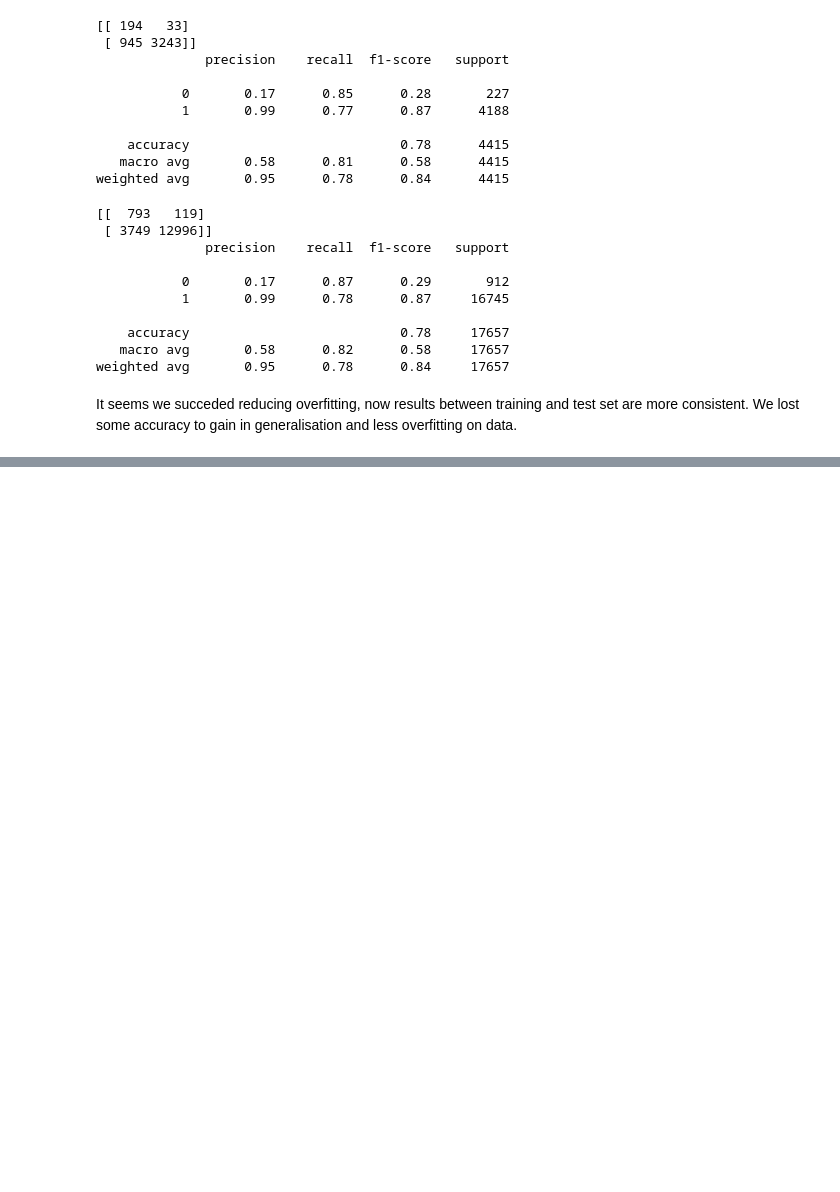
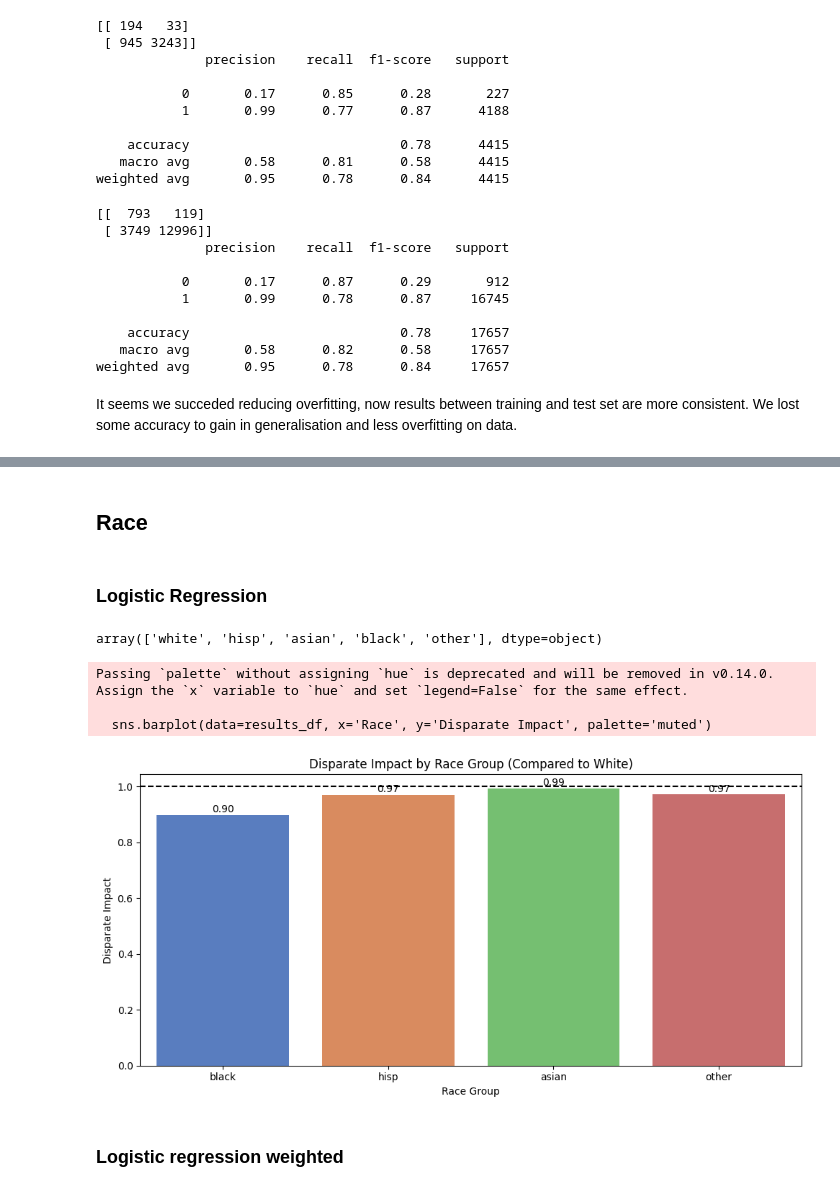
Before and after one commit to fedemarchits/ML-Bias-Mitigation, a Jupyter notebook: law_sch_bias.ipynb, the cells around one changed output, grey strips where cells are left out. Drawn from its saved outputs; the diff is of its cells as text; code cells hidden in the pictures; blank space fills up the shorter version.

Commit message:
bias checking in race wrt predictions

```diff
--- a/law_sch_bias.ipynb
+++ b/law_sch_bias.ipynb
@@ -2601,6 +2620,10 @@ print(classification_report(y_train, y_pred_xgb_train))
     accuracy                           0.84     17657
    macro avg       0.62      0.89      0.64     17657
 weighted avg       0.96      0.84      0.88     17657
+# %%
+xgb_best_model.fit(df[features], df[target])  # Retrain on all data
+pass_bar_xgb = xgb_best_model.predict(df[features])
+df['pass_bar_xgb'] = pass_bar_xgb
 # %% [markdown]
 It seems we have the overfitting issue over class 0. Let's try the model with same parameters, but regularising both with:
 - **L1 regularization**: helps in pushing some leaf weights to zero and encourage sparse trees;
@@ -2653,3 +2675,7 @@ print(classification_report(y_train, y_pred_xgb_train2))
 weighted avg       0.95      0.78      0.84     17657
 # %% [markdown]
 It seems we succeded reducing overfitting, now results between training and test set are more consistent.  We lost some accuracy to gain in generalisation and less overfitting on data.
+# %%
+xgb_best_model_regul.fit(df[features], df[target])  # Retrain on all data
+pass_bar_xgb_r = xgb_best_model_regul.predict(df[features])
+df['pass_bar_xgb_r'] = pass_bar_xgb_r
@@ -2655,0 +2705,11 @@ It seems we succeded reducing overfitting, now results between training and test
+# %% [markdown]
+## **Race**
+# %% [markdown]
+### Logistic Regression
+# %%
+df_clean = df.dropna().copy()
+# %%
+df['race1'] = df_copied['race1']
+df["race1"].unique()
+# %% [output]
+array(['white', 'hisp', 'asian', 'black', 'other'], dtype=object)
@@ -2655,0 +2755,22 @@ It seems we succeded reducing overfitting, now results between training and test
+# %%
+results_df = pd.DataFrame(results).T.reset_index().rename(columns={'index': 'Race'})
+
+plt.figure(figsize=(10, 5))
+sns.barplot(data=results_df, x='Race', y='Disparate Impact', palette='muted')
+plt.axhline(1.0, linestyle='--', color='black')
+plt.title("Disparate Impact by Race Group (Compared to White)")
+plt.ylabel("Disparate Impact")
+plt.xlabel("Race Group")
+
+for idx, row in results_df.iterrows():
+    plt.text(idx, row['Disparate Impact'] + 0.01, f"{row['Disparate Impact']:.2f}", ha='center')
+
+plt.tight_layout()
+plt.show()
+# %% [output]
+Passing `palette` without assigning `hue` is deprecated and will be removed in v0.14.0. Assign the `x` variable to `hue` and set `legend=False` for the same effect.
+
+  sns.barplot(data=results_df, x='Race', y='Disparate Impact', palette='muted')
+[figure, added]
+# %% [markdown]
+### Logistic regression weighted
```
Also changed, not shown: parts of 38 cells of this notebook.
